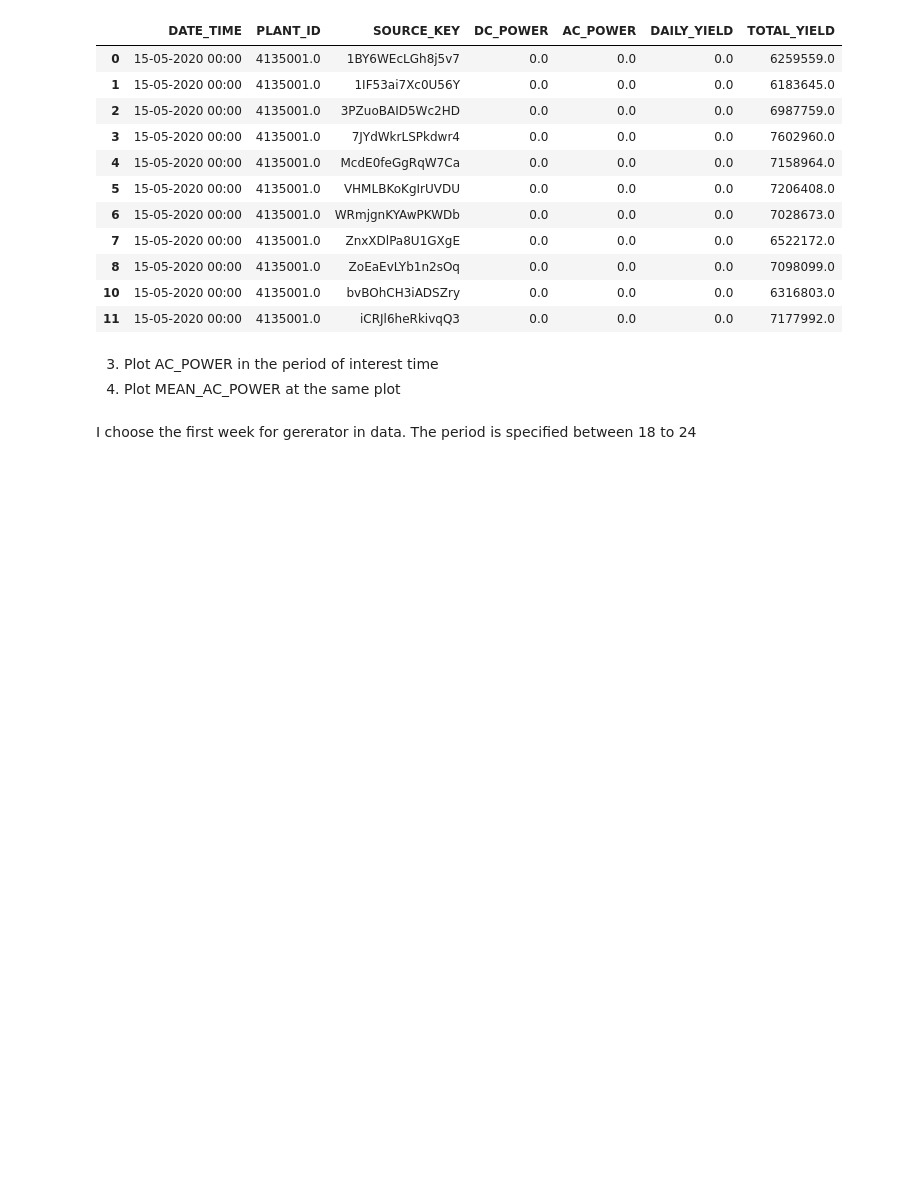
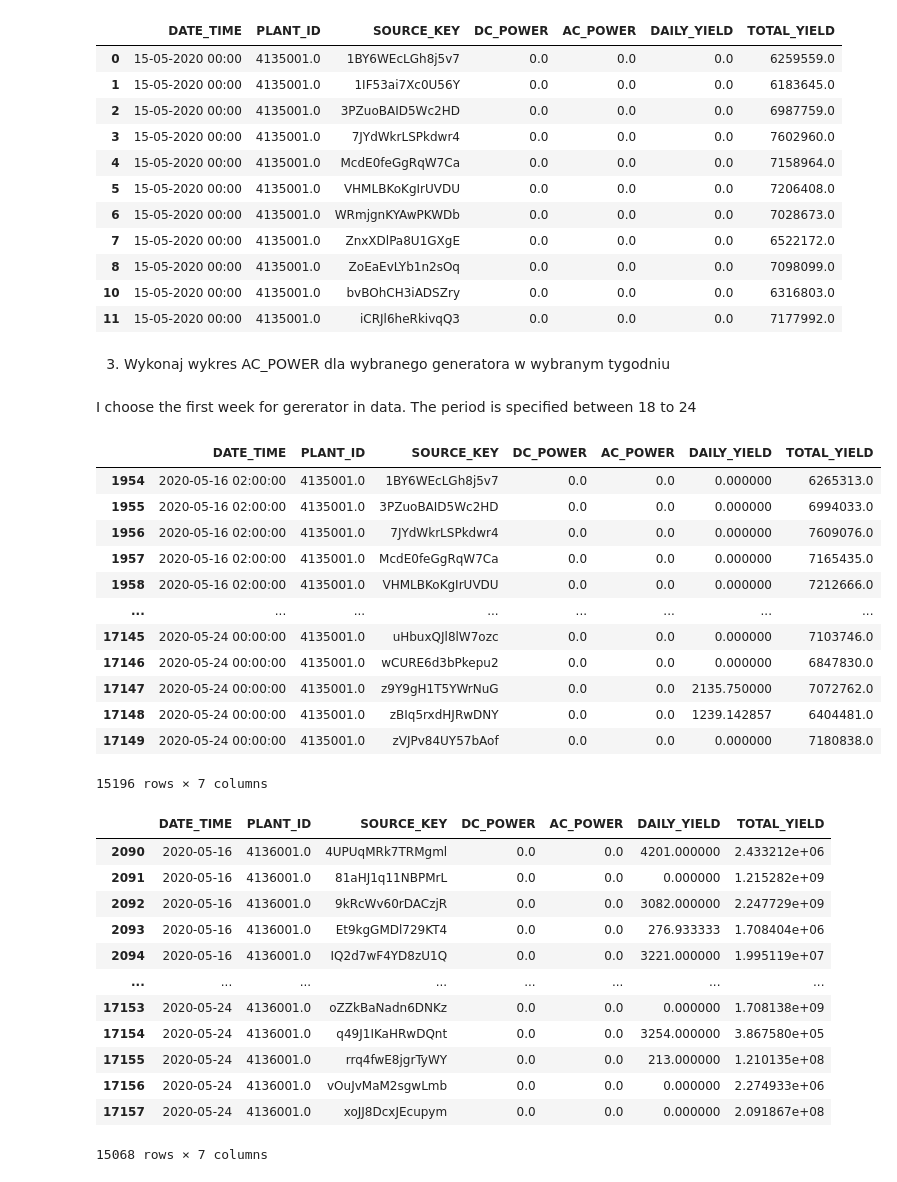
Before and after one commit to RadekKlucz/Jezyki-i-Biblioteki-Analizy-danych-AGH, a Jupyter notebook: Lab11/pandas_exercise.ipynb, the cells around one changed output. Saved outputs shown, nothing was run; the diff lists cells and outputs as text; code cells hidden in the pictures; blank space fills up the shorter version.

```diff
--- a/Lab11/pandas_exercise.ipynb
+++ b/Lab11/pandas_exercise.ipynb
@@ -41,16 +39,42 @@ display(plant.head(11))
 | 8 | 15-05-2020 00:00 | 4135001.0 | ZoEaEvLYb1n2sOq | 0.0 | 0.0 | 0.0 | 7098099.0 |
 | 10 | 15-05-2020 00:00 | 4135001.0 | bvBOhCH3iADSZry | 0.0 | 0.0 | 0.0 | 6316803.0 |
 | 11 | 15-05-2020 00:00 | 4135001.0 | iCRJl6heRkivqQ3 | 0.0 | 0.0 | 0.0 | 7177992.0 |
-# %% [markdown]
-3. Plot AC_POWER in the period of interest time
-4.  Plot MEAN_AC_POWER at the same plot
+# %% [markdown]
+3. Wykonaj wykres AC_POWER dla wybranego generatora w wybranym tygodniu
 # %% [markdown]
 I choose the first week for gererator in data. The period is specified between 18 to 24
 # %%
 plant["DATE_TIME"] = pd.to_datetime(plant["DATE_TIME"])
 week_plant_1 = (plant["DATE_TIME"] >= "2020-05-16") & (plant["DATE_TIME"] <= "2020-05-24") & (plant["PLANT_ID"] == 4135001)
 week_plant_2 = (plant["DATE_TIME"] >= "2020-05-16") & (plant["DATE_TIME"] <= "2020-05-24") & (plant["PLANT_ID"] == 4136001)
 period_plant_1 = plant.loc[week_plant_1]
 period_plant_2 = plant.loc[week_plant_2]
-# display(period_plant_1)
-# display(period_plant_2)
+display(period_plant_1)
+display(period_plant_2)
+# %% [output]
+|  | DATE_TIME | PLANT_ID | SOURCE_KEY | DC_POWER | AC_POWER | DAILY_YIELD | TOTAL_YIELD |
+| 1954 | 2020-05-16 02:00:00 | 4135001.0 | 1BY6WEcLGh8j5v7 | 0.0 | 0.0 | 0.000000 | 6265313.0 |
+| 1955 | 2020-05-16 02:00:00 | 4135001.0 | 3PZuoBAID5Wc2HD | 0.0 | 0.0 | 0.000000 | 6994033.0 |
+| 1956 | 2020-05-16 02:00:00 | 4135001.0 | 7JYdWkrLSPkdwr4 | 0.0 | 0.0 | 0.000000 | 7609076.0 |
+| 1957 | 2020-05-16 02:00:00 | 4135001.0 | McdE0feGgRqW7Ca | 0.0 | 0.0 | 0.000000 | 7165435.0 |
+| 1958 | 2020-05-16 02:00:00 | 4135001.0 | VHMLBKoKgIrUVDU | 0.0 | 0.0 | 0.000000 | 7212666.0 |
+| ... | ... | ... | ... | ... | ... | ... | ... |
+| 17145 | 2020-05-24 00:00:00 | 4135001.0 | uHbuxQJl8lW7ozc | 0.0 | 0.0 | 0.000000 | 7103746.0 |
+| 17146 | 2020-05-24 00:00:00 | 4135001.0 | wCURE6d3bPkepu2 | 0.0 | 0.0 | 0.000000 | 6847830.0 |
+| 17147 | 2020-05-24 00:00:00 | 4135001.0 | z9Y9gH1T5YWrNuG | 0.0 | 0.0 | 2135.750000 | 7072762.0 |
+| 17148 | 2020-05-24 00:00:00 | 4135001.0 | zBIq5rxdHJRwDNY | 0.0 | 0.0 | 1239.142857 | 6404481.0 |
+| 17149 | 2020-05-24 00:00:00 | 4135001.0 | zVJPv84UY57bAof | 0.0 | 0.0 | 0.000000 | 7180838.0 |
+15196 rows × 7 columns
+|  | DATE_TIME | PLANT_ID | SOURCE_KEY | DC_POWER | AC_POWER | DAILY_YIELD | TOTAL_YIELD |
+| 2090 | 2020-05-16 | 4136001.0 | 4UPUqMRk7TRMgml | 0.0 | 0.0 | 4201.000000 | 2.433212e+06 |
+| 2091 | 2020-05-16 | 4136001.0 | 81aHJ1q11NBPMrL | 0.0 | 0.0 | 0.000000 | 1.215282e+09 |
+| 2092 | 2020-05-16 | 4136001.0 | 9kRcWv60rDACzjR | 0.0 | 0.0 | 3082.000000 | 2.247729e+09 |
+| 2093 | 2020-05-16 | 4136001.0 | Et9kgGMDl729KT4 | 0.0 | 0.0 | 276.933333 | 1.708404e+06 |
+| 2094 | 2020-05-16 | 4136001.0 | IQ2d7wF4YD8zU1Q | 0.0 | 0.0 | 3221.000000 | 1.995119e+07 |
+| ... | ... | ... | ... | ... | ... | ... | ... |
+| 17153 | 2020-05-24 | 4136001.0 | oZZkBaNadn6DNKz | 0.0 | 0.0 | 0.000000 | 1.708138e+09 |
+| 17154 | 2020-05-24 | 4136001.0 | q49J1IKaHRwDQnt | 0.0 | 0.0 | 3254.000000 | 3.867580e+05 |
+| 17155 | 2020-05-24 | 4136001.0 | rrq4fwE8jgrTyWY | 0.0 | 0.0 | 213.000000 | 1.210135e+08 |
+| 17156 | 2020-05-24 | 4136001.0 | vOuJvMaM2sgwLmb | 0.0 | 0.0 | 0.000000 | 2.274933e+06 |
+| 17157 | 2020-05-24 | 4136001.0 | xoJJ8DcxJEcupym | 0.0 | 0.0 | 0.000000 | 2.091867e+08 |
+15068 rows × 7 columns
```
Also changed, not shown: parts of 15 cells of this notebook.
